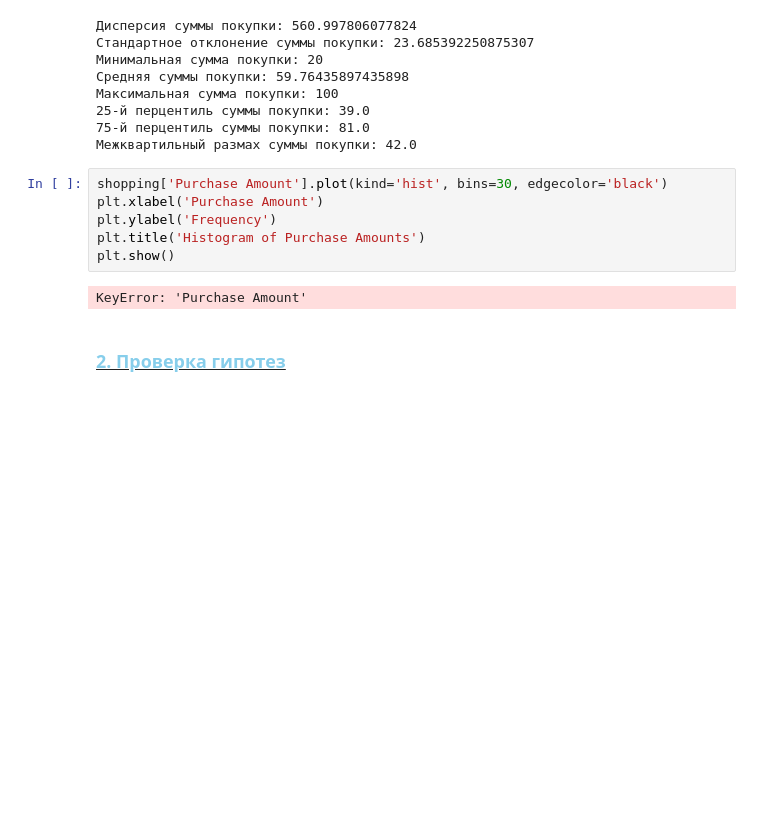
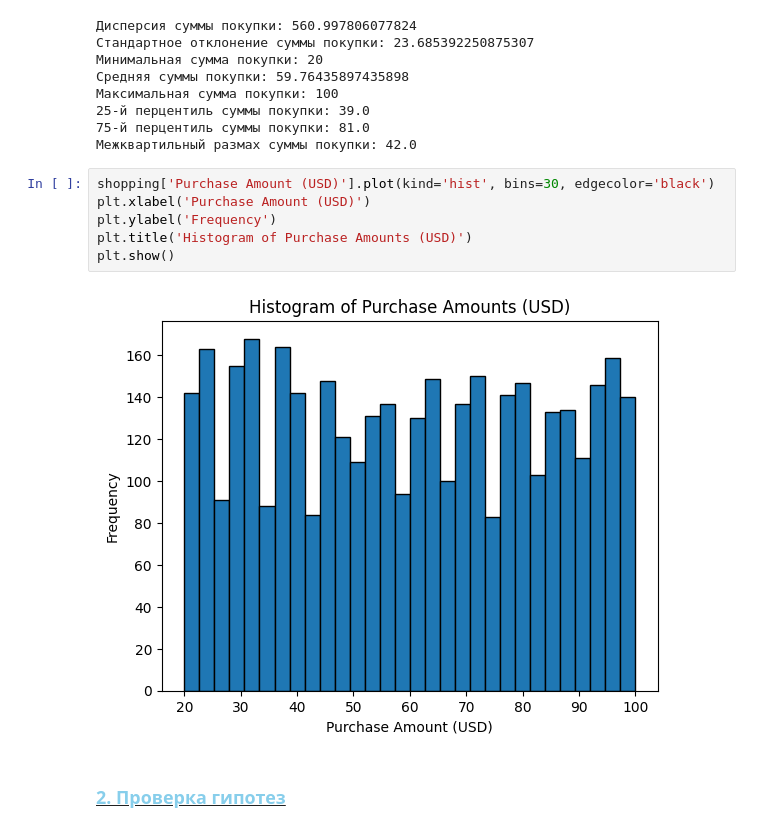
Before and after one commit to gggvitalii90/python_analytics_ich_120925, a Jupyter notebook: notebooks/Python for DA_L24_2-for_students.ipynb, the cells around one changed output. Drawn from its saved outputs; the diff is of its cells as text; blank space fills up the shorter version.

```diff
--- a/notebooks/Python for DA_L24_2-for_students.ipynb
+++ b/notebooks/Python for DA_L24_2-for_students.ipynb
@@ -61,13 +61,13 @@ print('Межквартильный размах суммы покупки:', IQ
 75-й перцентиль суммы покупки: 81.0
 Межквартильный размах суммы покупки: 42.0
 # %%
-shopping['Purchase Amount'].plot(kind='hist', bins=30, edgecolor='black')
-plt.xlabel('Purchase Amount')
+shopping['Purchase Amount (USD)'].plot(kind='hist', bins=30, edgecolor='black')
+plt.xlabel('Purchase Amount (USD)')
 plt.ylabel('Frequency')
-plt.title('Histogram of Purchase Amounts')
+plt.title('Histogram of Purchase Amounts (USD)')
 plt.show()
 # %% [output]
-KeyError: 'Purchase Amount'
+[figure, added]
 # %% [markdown]
 ### <u><b><font color='skyblue'>2. Проверка гипотез</font></b></u>
 # %% [markdown]
```
Also changed, not shown: parts of 1 cell of this notebook, 2 other files.
